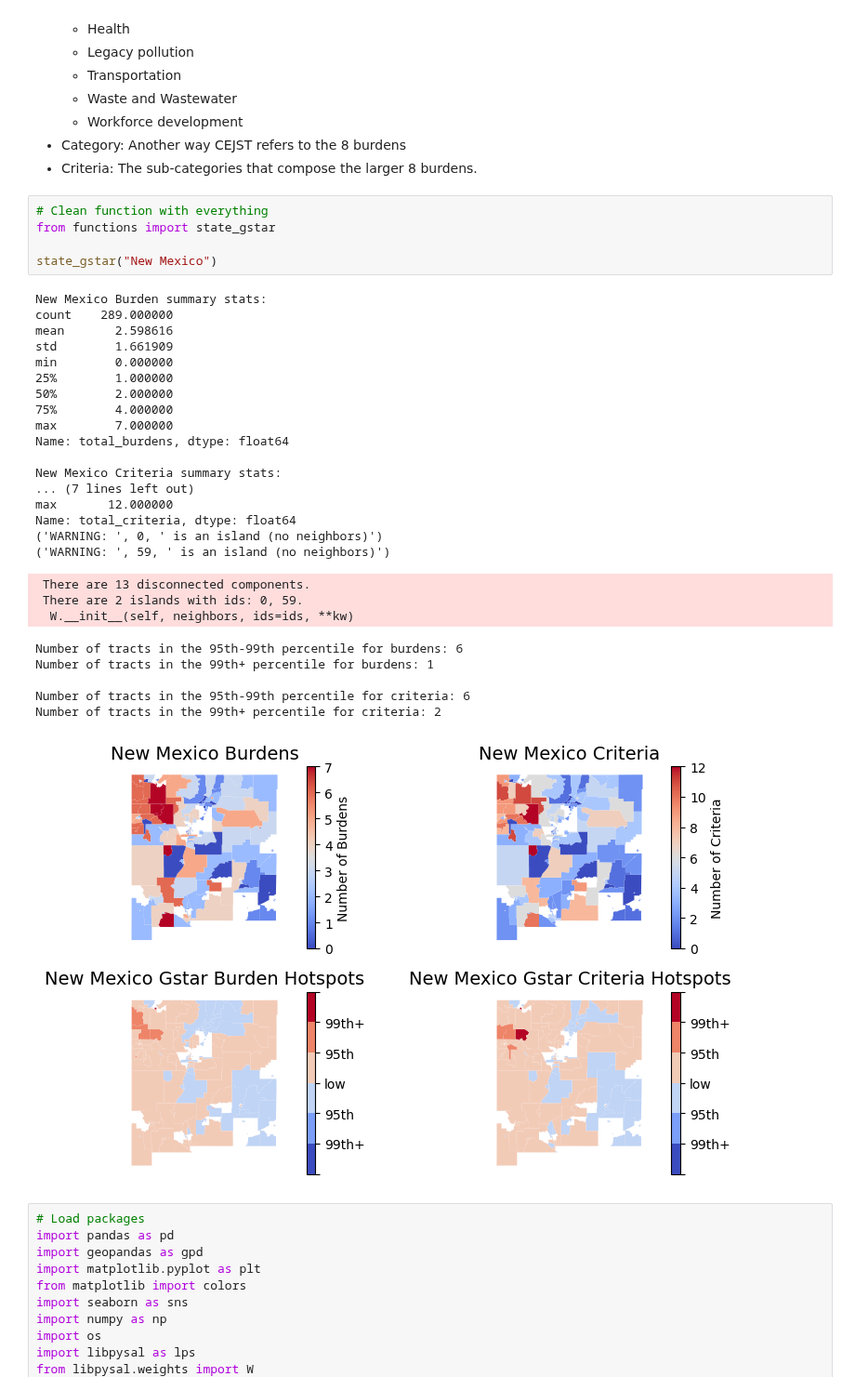
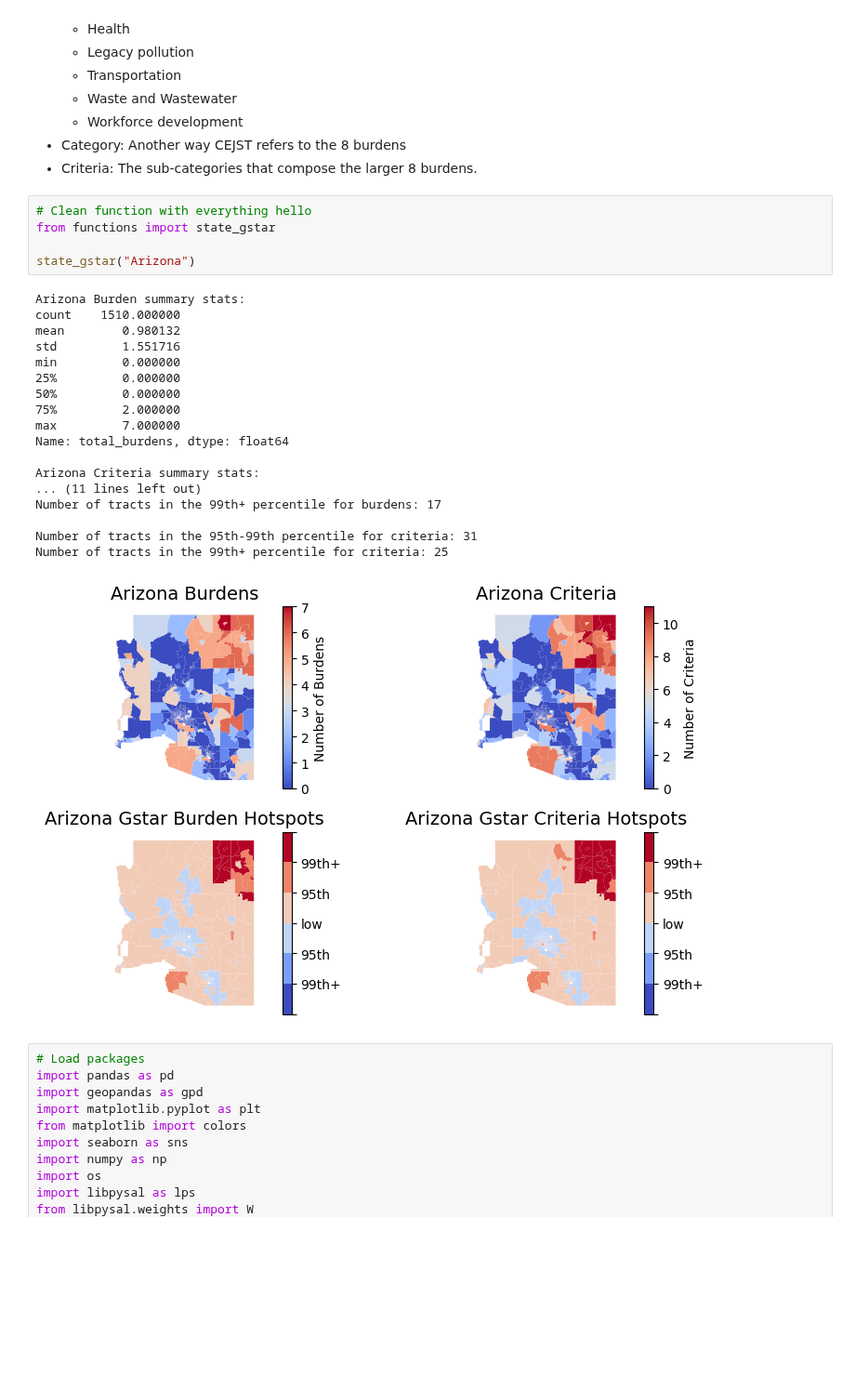
Before and after one commit to haylee360/j40-data-exploration, a Jupyter notebook: exploration.ipynb, the cells around one changed output. Shown at 93% size. Saved outputs shown, nothing was run; the diff lists cells and outputs as text; blank space fills up the shorter version.

```diff
--- a/exploration.ipynb
+++ b/exploration.ipynb
@@ -23,37 +23,29 @@ The MEDS Justice40 team has found 3 aggregate data sources from Verion 2.0 of th
 - Category: Another way CEJST refers to the 8 burdens
 - Criteria: The sub-categories that compose the larger 8 burdens.
 # %%
-# Clean function with everything
+# Clean function with everything hello
 from functions import state_gstar
 
-state_gstar("New Mexico")
+state_gstar("Arizona")
 # %% [output]
-New Mexico Burden summary stats:
-count    289.000000
-mean       2.598616
-std        1.661909
-min        0.000000
-25%        1.000000
-50%        2.000000
-75%        4.000000
-max        7.000000
+Arizona Burden summary stats:
+count    1510.000000
+mean        0.980132
+std         1.551716
+min         0.000000
+25%         0.000000
+50%         0.000000
+75%         2.000000
+max         7.000000
 Name: total_burdens, dtype: float64
 
-New Mexico Criteria summary stats:
-... (7 lines left out)
-max       12.000000
-Name: total_criteria, dtype: float64
-('WARNING: ', 0, ' is an island (no neighbors)')
-('WARNING: ', 59, ' is an island (no neighbors)')
+Arizona Criteria summary stats:
+... (11 lines left out)
+Number of tracts in the 99th+ percentile for burdens: 17
+
+Number of tracts in the 95th-99th percentile for criteria: 31
+Number of tracts in the 99th+ percentile for criteria: 25
- There are 13 disconnected components.
- There are 2 islands with ids: 0, 59.
-  W.__init__(self, neighbors, ids=ids, **kw)
-Number of tracts in the 95th-99th percentile for burdens: 6
-Number of tracts in the 99th+ percentile for burdens: 1
-
-Number of tracts in the 95th-99th percentile for criteria: 6
-Number of tracts in the 99th+ percentile for criteria: 2
-[figure, old version]
+[figure, new version]
 # %%
 # Load packages
 import pandas as pd
```
Also changed, not shown: parts of 5 cells of this notebook, 2 other files.
